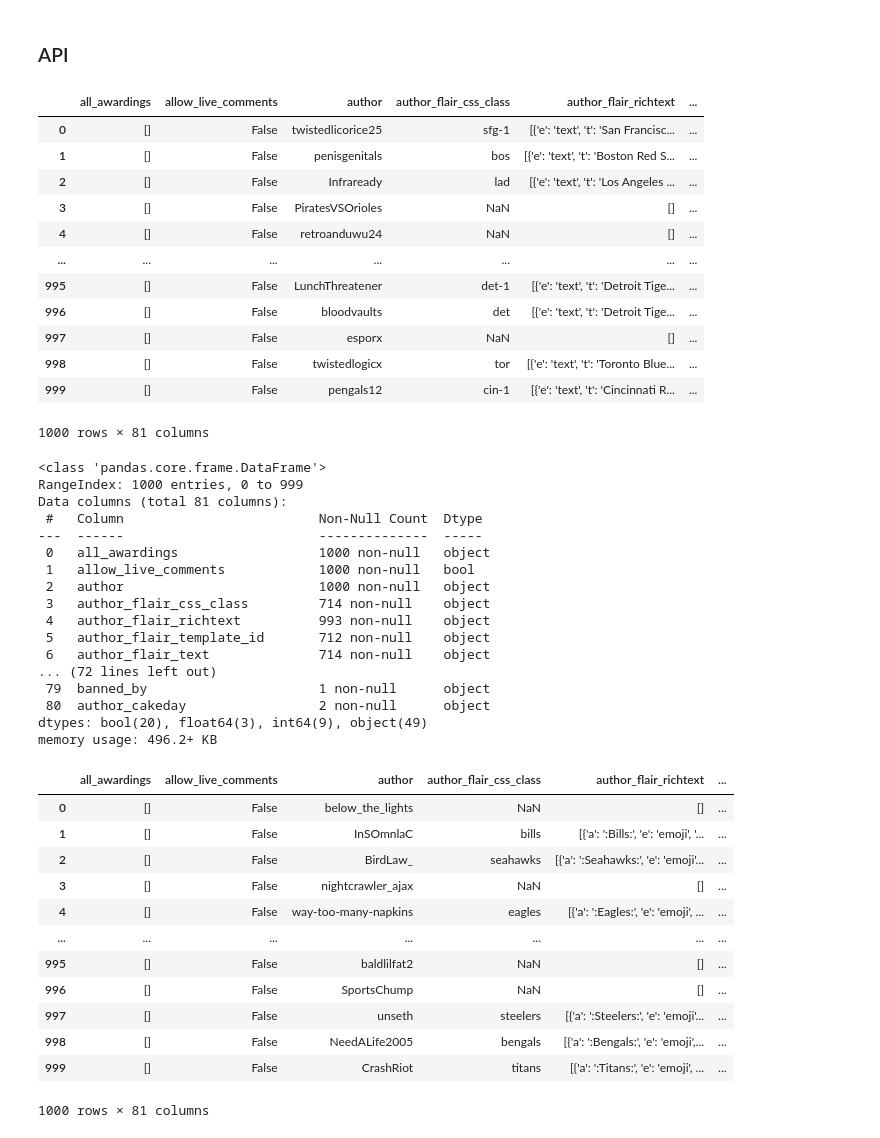
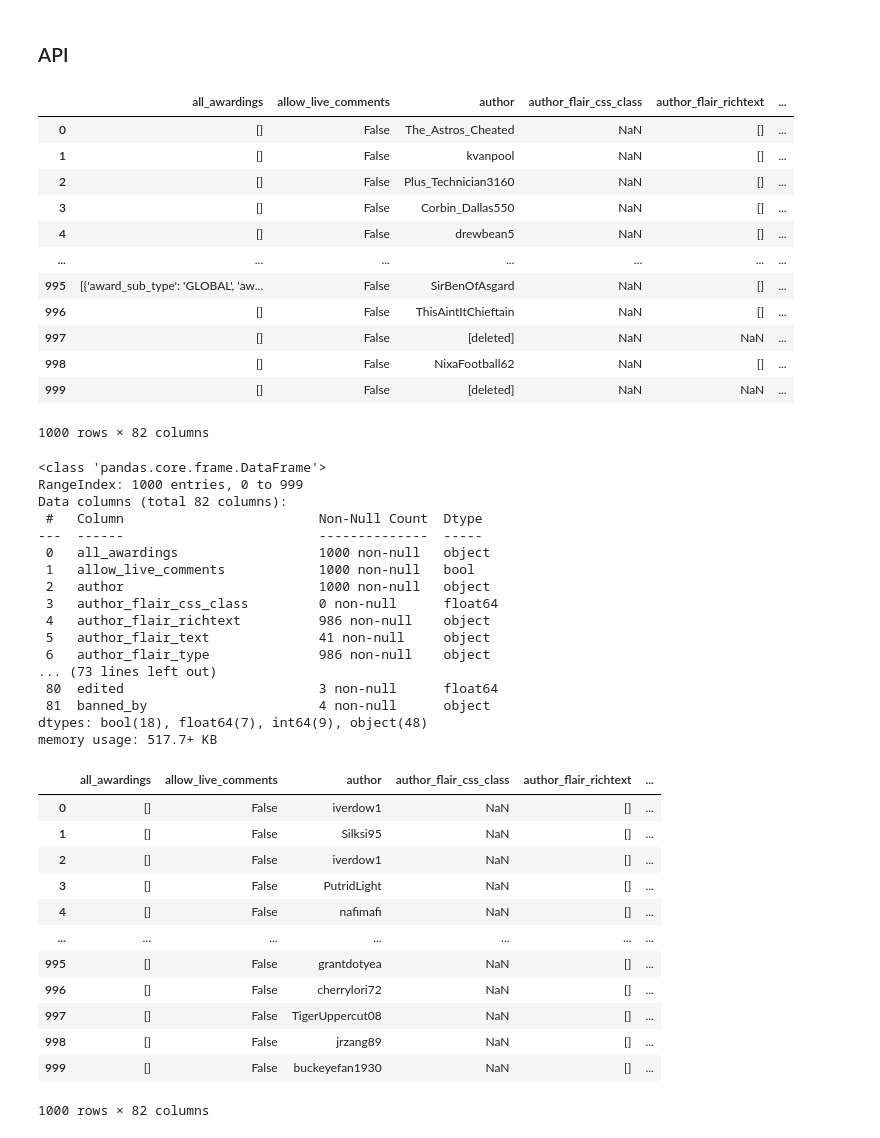
Before and after one commit to anthonyzurke/project-3, a Jupyter notebook: code/API Scrape.ipynb, the cells around one changed output. Cells and saved outputs as stored; diff of their text form; code cells hidden in the pictures.

```diff
--- a/code/API Scrape.ipynb
+++ b/code/API Scrape.ipynb
@@ -35,55 +35,55 @@ for subreddit in subreddits:
 # %%
-df_baseball = pd.read_csv('../datasets/subreddit_baseball')
-df_baseball.drop_duplicates()
+df_mich = pd.read_csv('../datasets/subreddit_michigan')
+df_mich.drop_duplicates()
 # %% [output]
 |  | all_awardings | allow_live_comments | author | author_flair_css_class | author_flair_richtext | ... |
-| 0 | [] | False | twistedlicorice25 | sfg-1 | [{'e': 'text', 't': 'San Francisc... | ... |
-| 1 | [] | False | penisgenitals | bos | [{'e': 'text', 't': 'Boston Red S... | ... |
-| 2 | [] | False | Infraready | lad | [{'e': 'text', 't': 'Los Angeles ... | ... |
-| 3 | [] | False | PiratesVSOrioles | NaN | [] | ... |
-| 4 | [] | False | retroanduwu24 | NaN | [] | ... |
+| 0 | [] | False | The_Astros_Cheated | NaN | [] | ... |
+| 1 | [] | False | kvanpool | NaN | [] | ... |
+| 2 | [] | False | Plus_Technician3160 | NaN | [] | ... |
+| 3 | [] | False | Corbin_Dallas550 | NaN | [] | ... |
+| 4 | [] | False | drewbean5 | NaN | [] | ... |
 | ... | ... | ... | ... | ... | ... | ... |
-| 995 | [] | False | LunchThreatener | det-1 | [{'e': 'text', 't': 'Detroit Tige... | ... |
-| 996 | [] | False | bloodvaults | det | [{'e': 'text', 't': 'Detroit Tige... | ... |
-| 997 | [] | False | esporx | NaN | [] | ... |
-| 998 | [] | False | twistedlogicx | tor | [{'e': 'text', 't': 'Toronto Blue... | ... |
-| 999 | [] | False | pengals12 | cin-1 | [{'e': 'text', 't': 'Cincinnati R... | ... |
+| 995 | [{'award_sub_type': 'GLOBAL', 'aw... | False | SirBenOfAsgard | NaN | [] | ... |
+| 996 | [] | False | ThisAintItChieftain | NaN | [] | ... |
+| 997 | [] | False | [deleted] | NaN | NaN | ... |
+| 998 | [] | False | NixaFootball62 | NaN | [] | ... |
+| 999 | [] | False | [deleted] | NaN | NaN | ... |
-1000 rows × 81 columns
+1000 rows × 82 columns
 # %%
-df_baseball.info()
+df_mich.info()
 # %% [output]
 <class 'pandas.core.frame.DataFrame'>
 RangeIndex: 1000 entries, 0 to 999
-Data columns (total 81 columns):
+Data columns (total 82 columns):
  #   Column                         Non-Null Count  Dtype
 ---  ------                         --------------  -----
  0   all_awardings                  1000 non-null   object
  1   allow_live_comments            1000 non-null   bool
  2   author                         1000 non-null   object
- 3   author_flair_css_class         714 non-null    object
- 4   author_flair_richtext          993 non-null    object
- 5   author_flair_template_id       712 non-null    object
- 6   author_flair_text              714 non-null    object
-... (72 lines left out)
- 79  banned_by                      1 non-null      object
- 80  author_cakeday                 2 non-null      object
-dtypes: bool(20), float64(3), int64(9), object(49)
-memory usage: 496.2+ KB
+ 3   author_flair_css_class         0 non-null      float64
+ 4   author_flair_richtext          986 non-null    object
+ 5   author_flair_text              41 non-null     object
+ 6   author_flair_type              986 non-null    object
+... (73 lines left out)
+ 80  edited                         3 non-null      float64
+ 81  banned_by                      4 non-null      object
+dtypes: bool(18), float64(7), int64(9), object(48)
+memory usage: 517.7+ KB
 # %%
-df_nfl = pd.read_csv('../datasets/subreddit_nfl')
-df_nfl.drop_duplicates()
+df_osu = pd.read_csv('../datasets/subreddit_ohiostate')
+df_osu.drop_duplicates()
 # %% [output]
 |  | all_awardings | allow_live_comments | author | author_flair_css_class | author_flair_richtext | ... |
-| 0 | [] | False | below_the_lights | NaN | [] | ... |
-| 1 | [] | False | InSOmnlaC | bills | [{'a': ':Bills:', 'e': 'emoji', '... | ... |
-| 2 | [] | False | BirdLaw_ | seahawks | [{'a': ':Seahawks:', 'e': 'emoji'... | ... |
-| 3 | [] | False | nightcrawler_ajax | NaN | [] | ... |
-| 4 | [] | False | way-too-many-napkins | eagles | [{'a': ':Eagles:', 'e': 'emoji', ... | ... |
+| 0 | [] | False | iverdow1 | NaN | [] | ... |
+| 1 | [] | False | Silksi95 | NaN | [] | ... |
+| 2 | [] | False | iverdow1 | NaN | [] | ... |
+| 3 | [] | False | PutridLight | NaN | [] | ... |
+| 4 | [] | False | nafimafi | NaN | [] | ... |
 | ... | ... | ... | ... | ... | ... | ... |
-| 995 | [] | False | baldlilfat2 | NaN | [] | ... |
-| 996 | [] | False | SportsChump | NaN | [] | ... |
-| 997 | [] | False | unseth | steelers | [{'a': ':Steelers:', 'e': 'emoji'... | ... |
-| 998 | [] | False | NeedALife2005 | bengals | [{'a': ':Bengals:', 'e': 'emoji',... | ... |
-| 999 | [] | False | CrashRiot | titans | [{'a': ':Titans:', 'e': 'emoji', ... | ... |
+| 995 | [] | False | grantdotyea | NaN | [] | ... |
+| 996 | [] | False | cherrylori72 | NaN | [] | ... |
+| 997 | [] | False | TigerUppercut08 | NaN | [] | ... |
+| 998 | [] | False | jrzang89 | NaN | [] | ... |
+| 999 | [] | False | buckeyefan1930 | NaN | [] | ... |
-1000 rows × 81 columns
+1000 rows × 82 columns
 # %%
```
Also changed, not shown: parts of 2 cells of this notebook, 5 other files.
